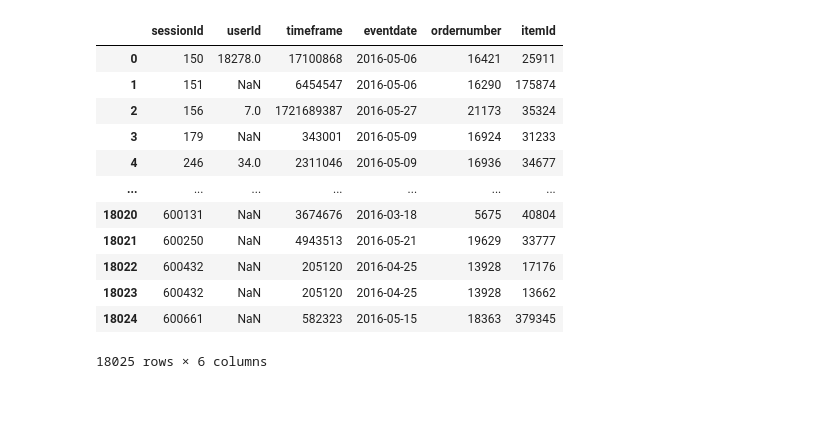
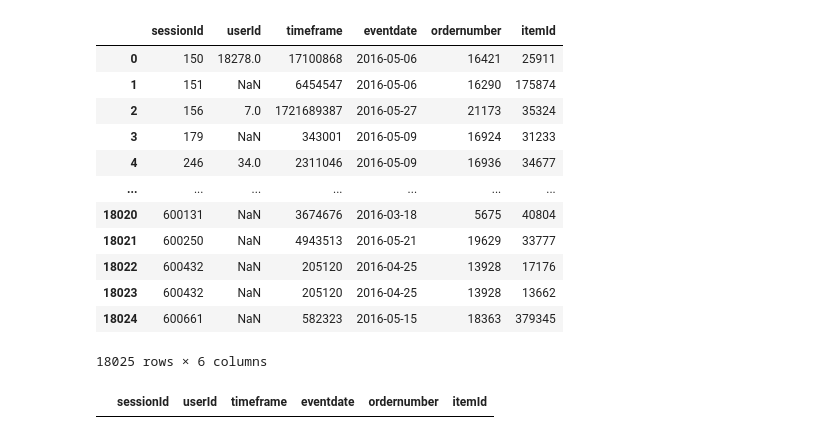
Before and after one commit to PiCindy/Intelligent-systems-and-recommendations, a Jupyter notebook: Data_analysis.ipynb, the cells around one changed output. Cells and saved outputs as stored; diff of their text form; code cells hidden in the pictures; blank space fills up the shorter version.

```diff
--- a/Data_analysis.ipynb
+++ b/Data_analysis.ipynb
@@ -71,5 +121,5 @@ view
 # %%
-purchases = pd.read_csv('data/train-purchases.csv', sep=';')
+purchases = pd.read_csv('../data/train-purchases.csv', sep=';')
 purchases
 # %% [output]
 |  | sessionId | userId | timeframe | eventdate | ordernumber | itemId |
@@ -85,4 +135,8 @@ purchases
 | 18023 | 600432 | NaN | 205120 | 2016-04-25 | 13928 | 13662 |
 | 18024 | 600661 | NaN | 582323 | 2016-05-15 | 18363 | 379345 |
 18025 rows × 6 columns
+# %%
+purchases[purchases['itemId'] == 24857]
+# %% [output]
+|  | sessionId | userId | timeframe | eventdate | ordernumber | itemId |
 # %%
```
Also changed, not shown: parts of 9 cells of this notebook.
